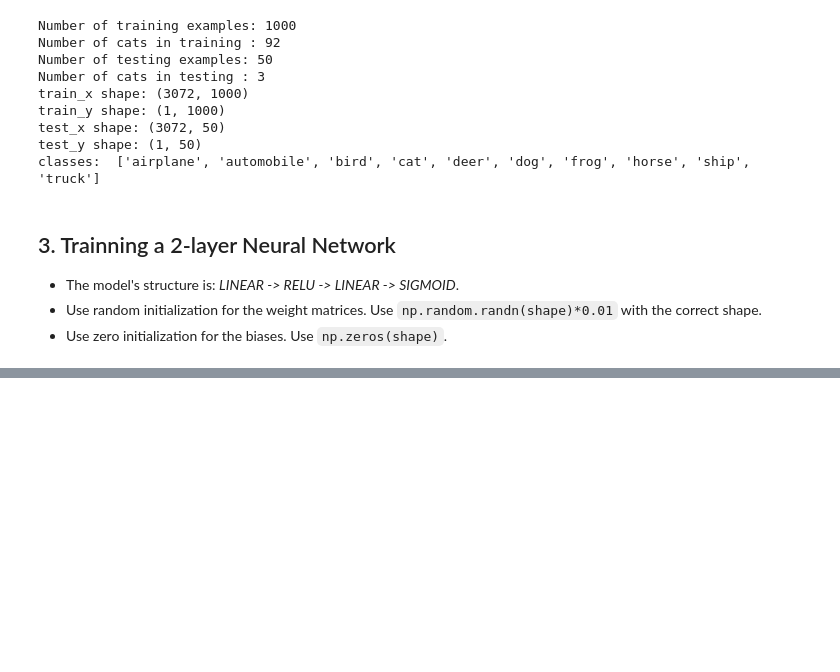
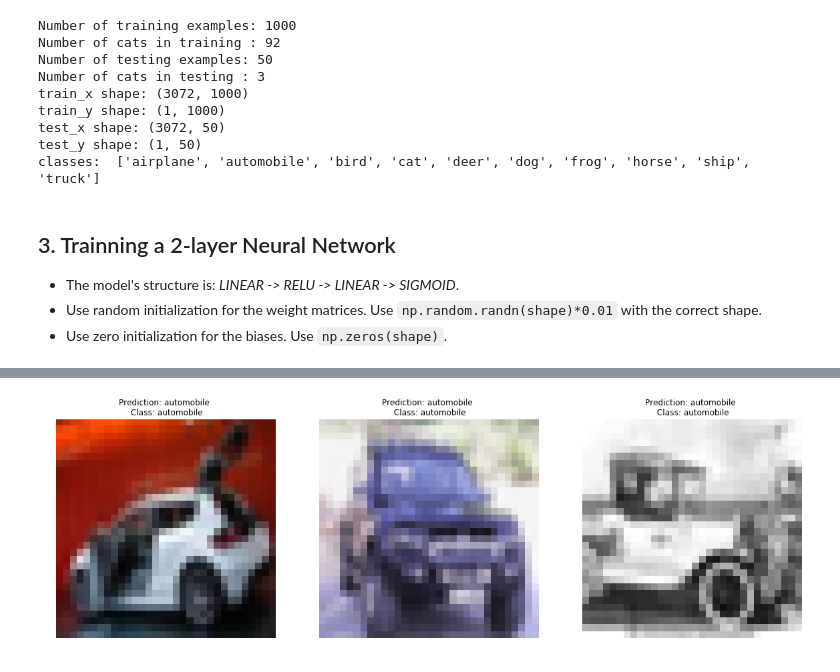
Before and after one commit to duodecimo/duodecimoMachineLearning, a Jupyter notebook: duodecimoMachineLearningCodes/python/deepLearning/duoDeepLearning.ipynb, the cells around one changed output, grey strips where cells are left out. Cells and saved outputs as stored; diff of their text form; code cells hidden in the pictures; blank space fills up the shorter version.

```diff
--- a/duodecimoMachineLearningCodes/python/deepLearning/duoDeepLearning.ipynb
+++ b/duodecimoMachineLearningCodes/python/deepLearning/duoDeepLearning.ipynb
@@ -296,8 +309,18 @@ def predict(X, y, parameters):
     n = len(parameters) // 2 # number of layers in the neural network
     p = np.zeros((1,m))
 
+    # Get W1, b1, W2 and b2 from the dictionary parameters.
+    W1 = parameters["W1"]
+    b1 = parameters["b1"]
+    W2 = parameters["W2"]
+    b2 = parameters["b2"]
+
     # Forward propagation
-    probas, caches = L_model_forward(X, parameters)
+
+    A1, cache1 = linear_activation_forward(X, W1, b1, "relu")
+    probas, cache2 = linear_activation_forward(A1, W2, b2, "sigmoid")
+
+    #probas, caches = L_model_forward(X, parameters)
 
 
     # convert probas to 0/1 predictions
@@ -465,0 +491,27 @@ pred_test = predict(test_x, test_y, parameters)
+# %%
+def print_mislabeled_images(classes, X, y, p):
+    """
+    Plots images where predictions and truth were different.
+    X -- dataset
+    y -- true labels
+    p -- predictions
+    """
+    a = p + y
+    mislabeled_indices = np.asarray(np.where(a == 2))
+    plt.rcParams['figure.figsize'] = (20.0, 20.0) # set default size of plots
+    num_images = len(mislabeled_indices[0])
+    for i in range(num_images):
+        index = mislabeled_indices[1][i]
+
+        plt.subplot(2, num_images, i + 1)
+        plt.imshow(X[:,index].reshape(3,32,32).transpose(1,2,0), interpolation='nearest')
+        #plt.imshow(X[:,index].reshape(32,32,3), interpolation='nearest')
+        plt.axis('off')
+#        plt.title("Prediction: " + classes[int(p[0,index])].decode("utf-8") + " \n Class: " + \
+#                  classes[y[0,index]].decode("utf-8"))
+        plt.title("Prediction: " + classes[int(p[0,index])] + " \n Class: " + \
+                  classes[y[0,index]])
+# %%
+print_mislabeled_images(classes, test_x, test_y, pred_test)
+# %% [output]
+[figure, added]
```
Also changed, not shown: parts of 6 cells of this notebook.
